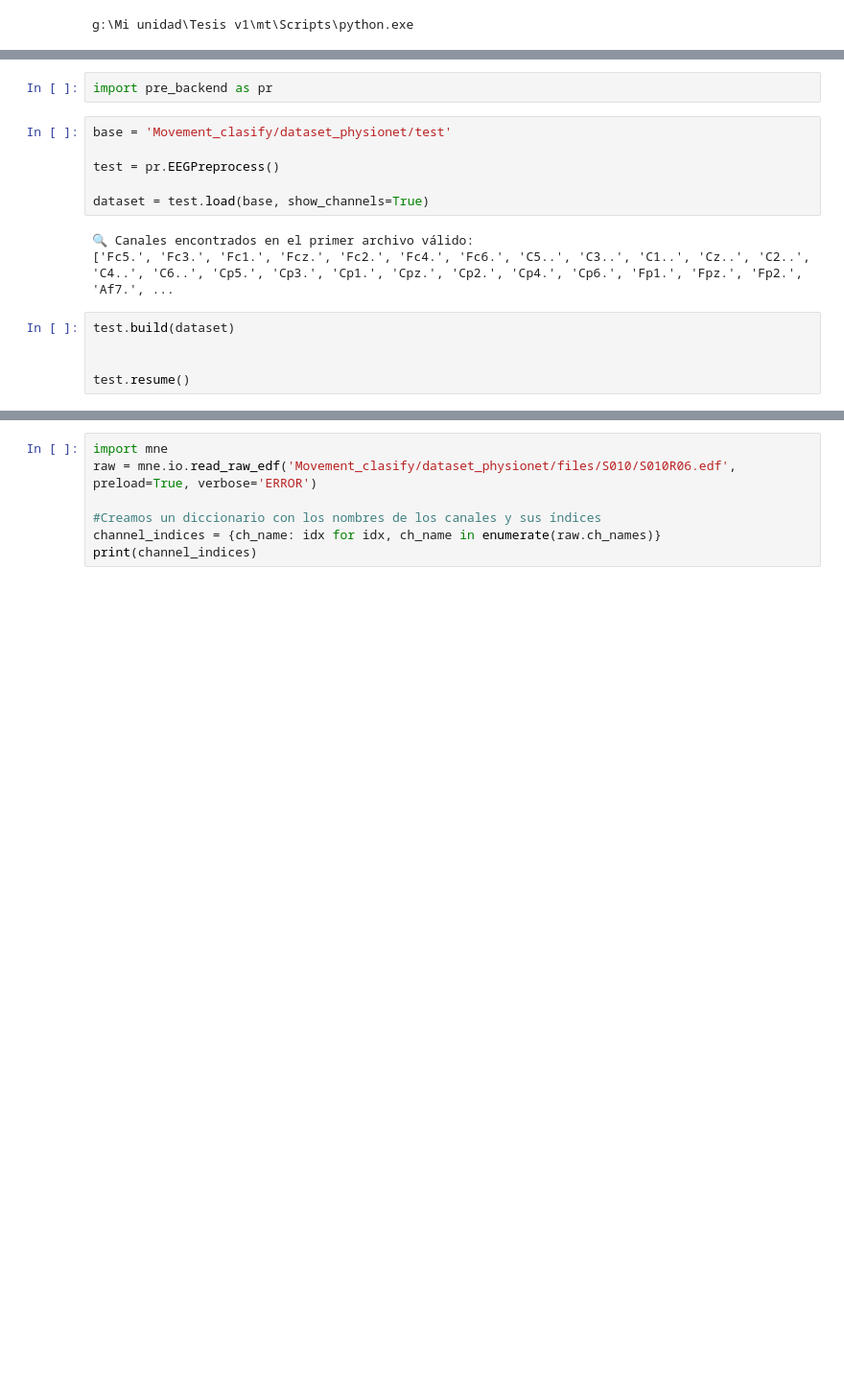
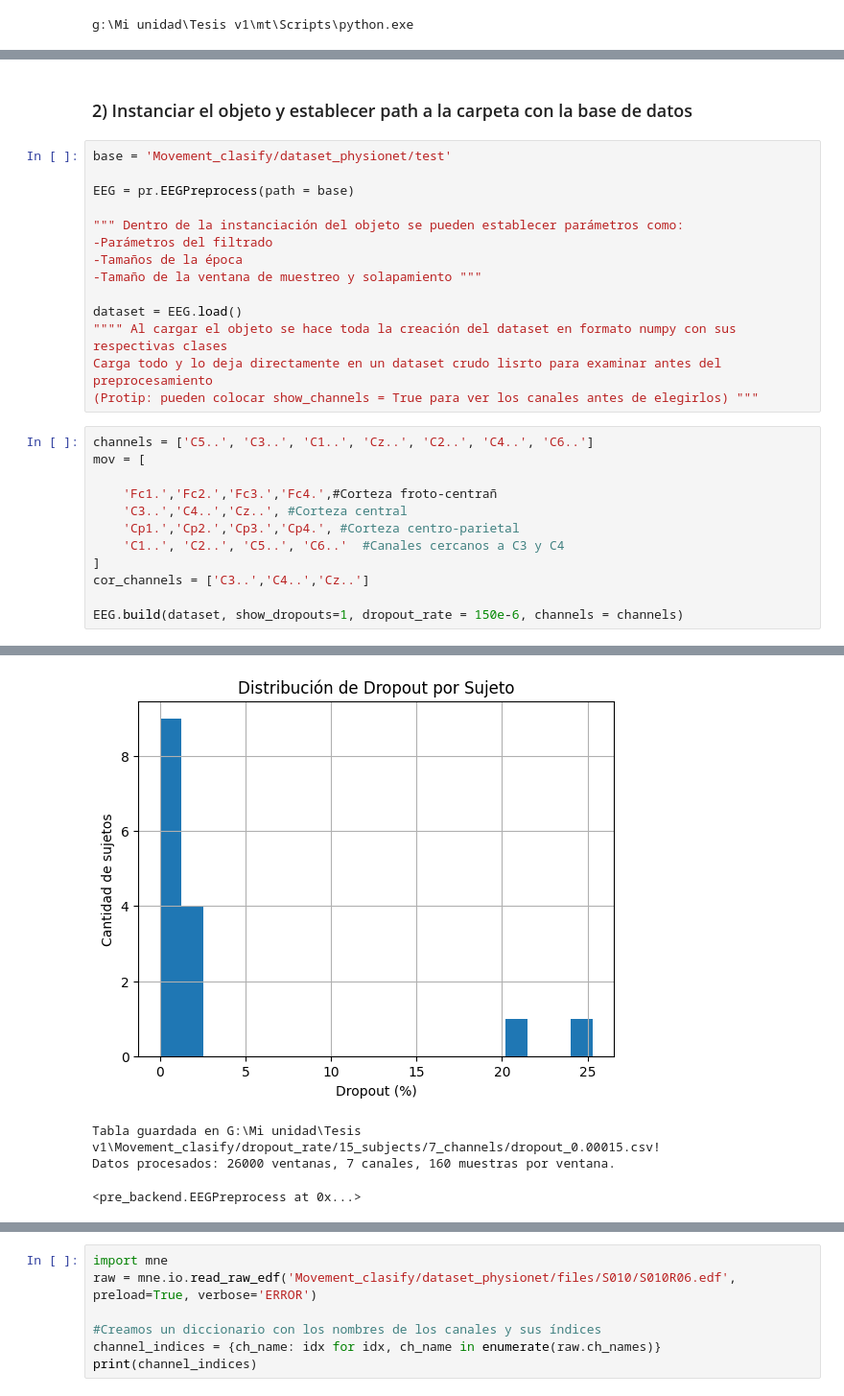
Before and after one commit to Alskat/Movement_clasify, a Jupyter notebook: notebooks/Procesamiento_DL.ipynb, the cells around one changed output, grey strips where cells are left out. Shown at 96% size. Saved outputs shown, nothing was run; the diff lists cells and outputs as text; blank space fills up the shorter version.

Commit message:
Documentación de los notebook y arreglo del backend

```diff
--- a/notebooks/Procesamiento_DL.ipynb
+++ b/notebooks/Procesamiento_DL.ipynb
@@ -45,21 +63,33 @@ Ruta de trabajo actual: G:\Mi unidad\Tesis v1
 ✅ Path agregado: G:\Mi unidad\Tesis v1\Movement_clasify\scripts
 ✅ Path agregado: G:\Mi unidad\Tesis v1\Movement_clasify\notebooks
 ✅ Path agregado: G:\Mi unidad\Tesis v1\Movement_clasify\Recursos
-# %%
-import pre_backend as pr
+# %% [markdown]
+### 2) Instanciar el objeto y establecer path a la carpeta con la base de datos
 # %%
 base = 'Movement_clasify/dataset_physionet/test'
 
-test = pr.EEGPreprocess()
+EEG = pr.EEGPreprocess(path = base)
 
-dataset = test.load(base, show_channels=True)
+""" Dentro de la instanciación del objeto se pueden establecer parámetros como:
+-Parámetros del filtrado
+-Tamaños de la época
+-Tamaño de la ventana de muestreo y solapamiento """
+
+dataset = EEG.load()
+"""" Al cargar el objeto se hace toda la creación del dataset en formato numpy con sus respectivas clases
+Carga todo y lo deja directamente en un dataset crudo lisrto para examinar antes del preprocesamiento
+(Protip: pueden colocar show_channels = True para ver los canales antes de elegirlos) """
-# %% [output]
-🔍 Canales encontrados en el primer archivo válido:
-['Fc5.', 'Fc3.', 'Fc1.', 'Fcz.', 'Fc2.', 'Fc4.', 'Fc6.', 'C5..', 'C3..', 'C1..', 'Cz..', 'C2..', 'C4..', 'C6..', 'Cp5.', 'Cp3.', 'Cp1.', 'Cpz.', 'Cp2.', 'Cp4.', 'Cp6.', 'Fp1.', 'Fpz.', 'Fp2.', 'Af7.', ...
 # %%
-test.build(dataset)
+channels = ['C5..', 'C3..', 'C1..', 'Cz..', 'C2..', 'C4..', 'C6..']
+mov = [
 
+    'Fc1.','Fc2.','Fc3.','Fc4.',#Corteza froto-centrañ
+    'C3..','C4..','Cz..', #Corteza central
+    'Cp1.','Cp2.','Cp3.','Cp4.', #Corteza centro-parietal
+    'C1..', 'C2..', 'C5..', 'C6..'  #Canales cercanos a C3 y C4
+]
+cor_channels = ['C3..','C4..','Cz..']
 
-test.resume()
+EEG.build(dataset, show_dropouts=1, dropout_rate = 150e-6, channels = channels)
 # %% [output]
 Total de archivos a procesar: 180 en 15 sujetos
@@ -81,0 +112,4 @@ Total trials únicos: 2385
+[figure, added]
+Tabla guardada en G:\Mi unidad\Tesis v1\Movement_clasify/dropout_rate/15_subjects/7_channels/dropout_0.00015.csv!
+Datos procesados: 26000 ventanas, 7 canales, 160 muestras por ventana.
+<pre_backend.EEGPreprocess at 0x...>
```
Also changed, not shown: parts of 6 cells of this notebook, 2 other files.
